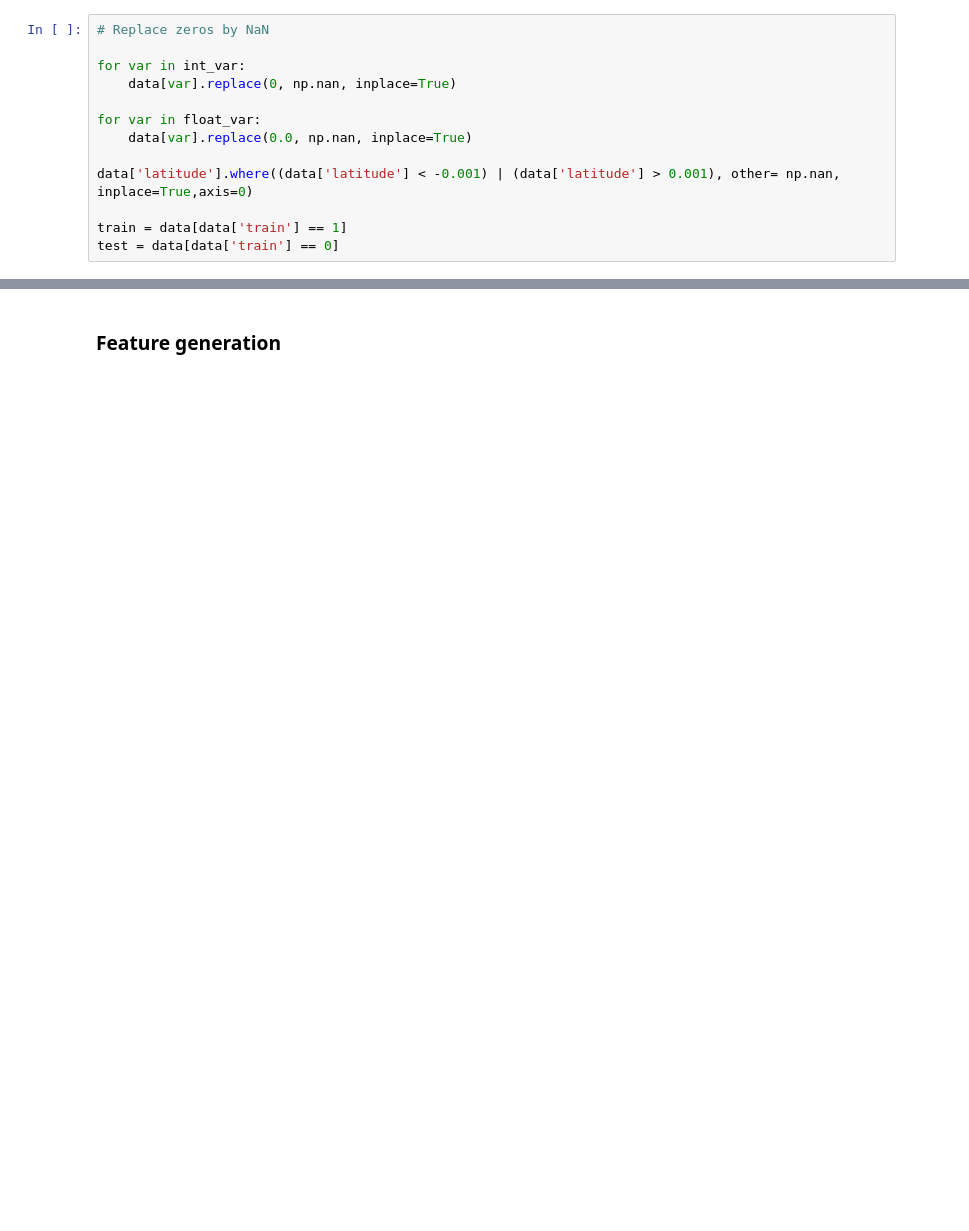
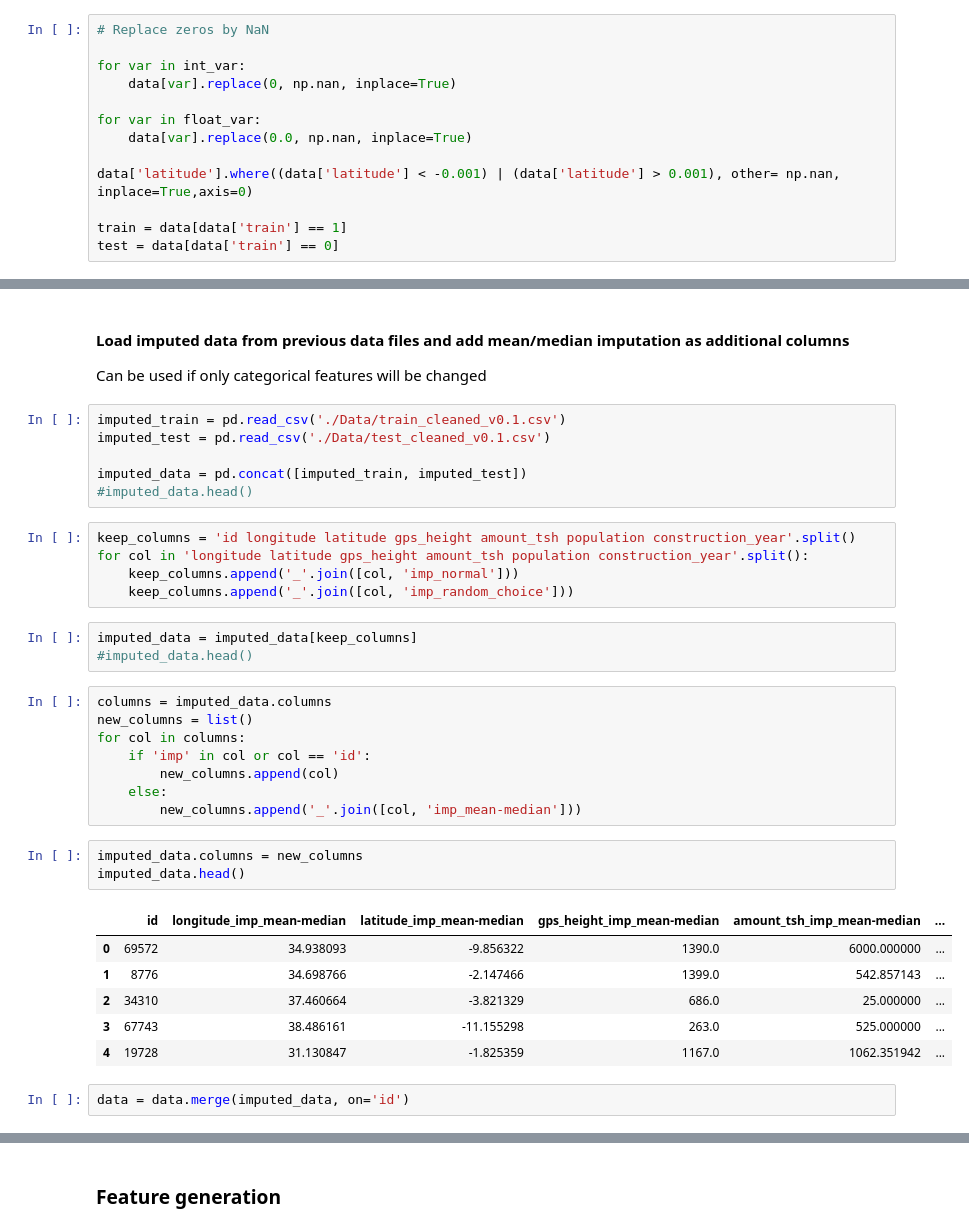
Before and after one commit to rebeccaarmbruster/pump-it-up, a Jupyter notebook: preprocessing_step1.ipynb, the cells around one changed output, grey strips where cells are left out. Cells and saved outputs as stored; diff of their text form; blank space fills up the shorter version.

```diff
--- a/preprocessing_step1.ipynb
+++ b/preprocessing_step1.ipynb
@@ -174,2 +188,39 @@ data.drop(columns=drop_columns, inplace=True)
+# %% [markdown]
+#### Load imputed data from previous data files and add mean/median imputation as additional columns
+Can be used if only categorical features will be changed
+# %%
+imputed_train = pd.read_csv('./Data/train_cleaned_v0.1.csv')
+imputed_test = pd.read_csv('./Data/test_cleaned_v0.1.csv')
+
+imputed_data = pd.concat([imputed_train, imputed_test])
+#imputed_data.head()
+# %%
+keep_columns = 'id longitude latitude gps_height amount_tsh population construction_year'.split()
+for col in 'longitude latitude gps_height amount_tsh population construction_year'.split():
+    keep_columns.append('_'.join([col, 'imp_normal']))
+    keep_columns.append('_'.join([col, 'imp_random_choice']))
+# %%
+imputed_data = imputed_data[keep_columns]
+#imputed_data.head()
+# %%
+columns = imputed_data.columns
+new_columns = list()
+for col in columns:
+    if 'imp' in col or col == 'id':
+        new_columns.append(col)
+    else:
+        new_columns.append('_'.join([col, 'imp_mean-median']))
+# %%
+imputed_data.columns = new_columns
+imputed_data.head()
+# %% [output]
+|  | id | longitude_imp_mean-median | latitude_imp_mean-median | gps_height_imp_mean-median | amount_tsh_imp_mean-median | ... |
+| 0 | 69572 | 34.938093 | -9.856322 | 1390.0 | 6000.000000 | ... |
+| 1 | 8776 | 34.698766 | -2.147466 | 1399.0 | 542.857143 | ... |
+| 2 | 34310 | 37.460664 | -3.821329 | 686.0 | 25.000000 | ... |
+| 3 | 67743 | 38.486161 | -11.155298 | 263.0 | 525.000000 | ... |
+| 4 | 19728 | 31.130847 | -1.825359 | 1167.0 | 1062.351942 | ... |
+# %%
+data = data.merge(imputed_data, on='id')
 # %%
 data.isnull().sum()
```
Also changed, not shown: parts of 62 cells of this notebook.
